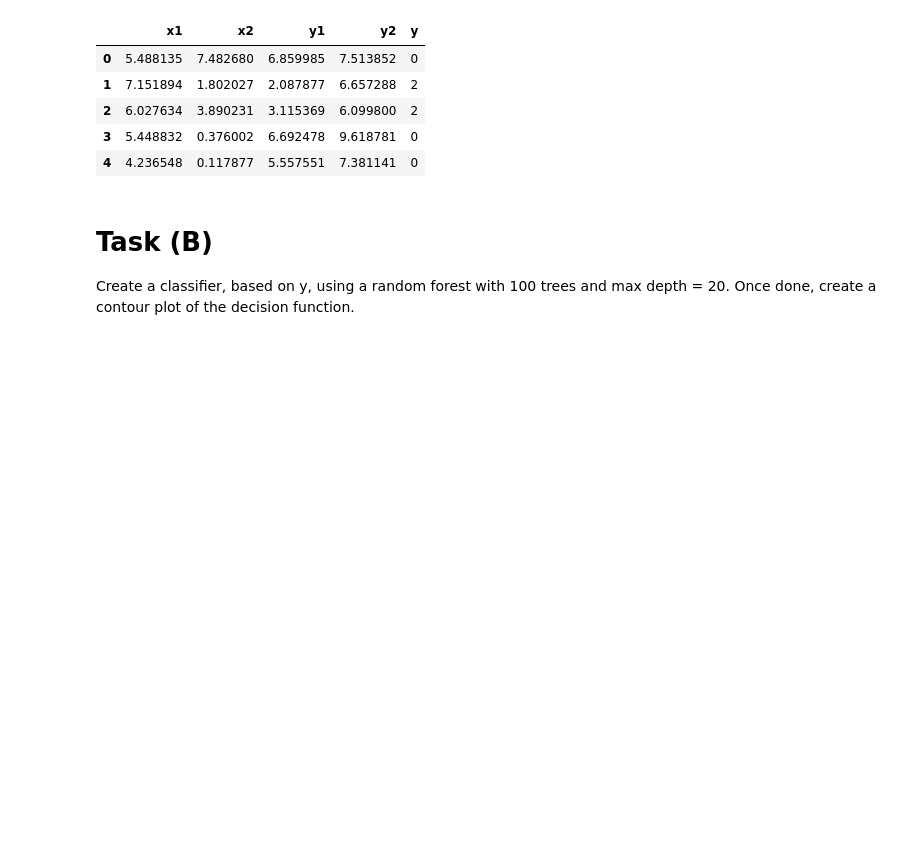
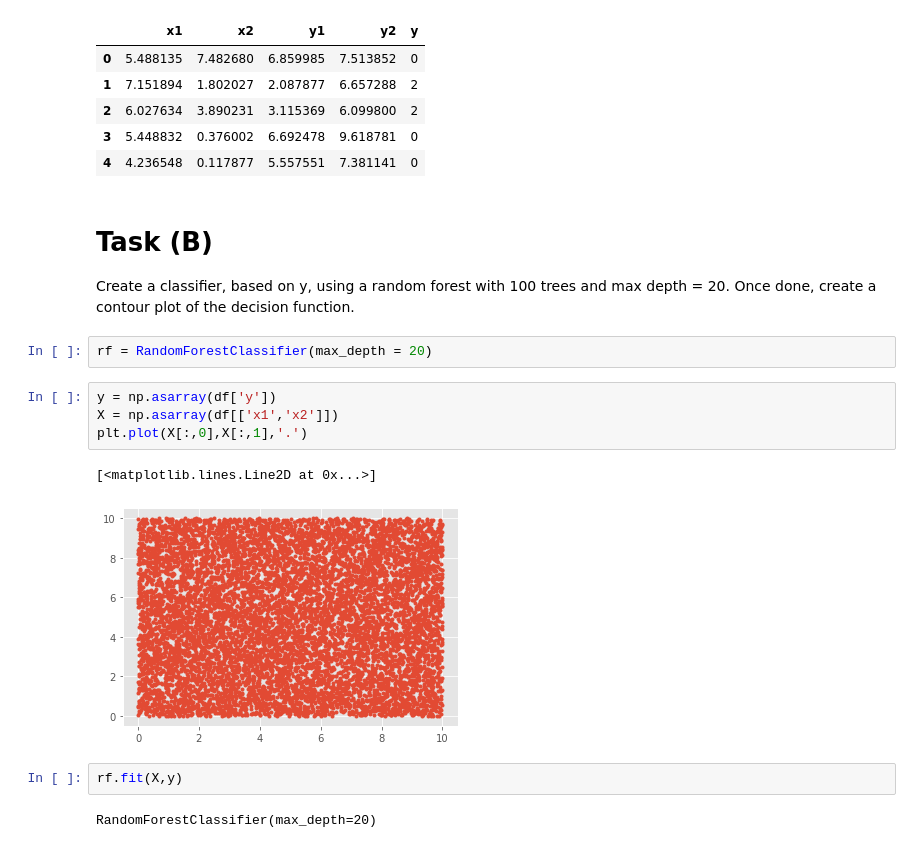
Before and after one commit to namiyousef/Intro_to_ML, a Jupyter notebook: Extra_Work/Tutorial9_Submission.ipynb, the cells around one changed output. Drawn from its saved outputs; the diff is of its cells as text; blank space fills up the shorter version.

```diff
--- a/Extra_Work/Tutorial9_Submission.ipynb
+++ b/Extra_Work/Tutorial9_Submission.ipynb
@@ -101,3 +105,16 @@ df.head()
 # Task (B)
 
 Create a classifier, based on y, using a random forest with 100 trees and max depth = 20. Once done, create a contour plot of the decision function.
+# %%
+rf = RandomForestClassifier(max_depth = 20)
+# %%
+y = np.asarray(df['y'])
+X = np.asarray(df[['x1','x2']])
+plt.plot(X[:,0],X[:,1],'.')
+# %% [output]
+[<matplotlib.lines.Line2D at 0x...>]
+[figure, added]
+# %%
+rf.fit(X,y)
+# %% [output]
+RandomForestClassifier(max_depth=20)
```
Also changed, not shown: parts of 7 cells of this notebook.
